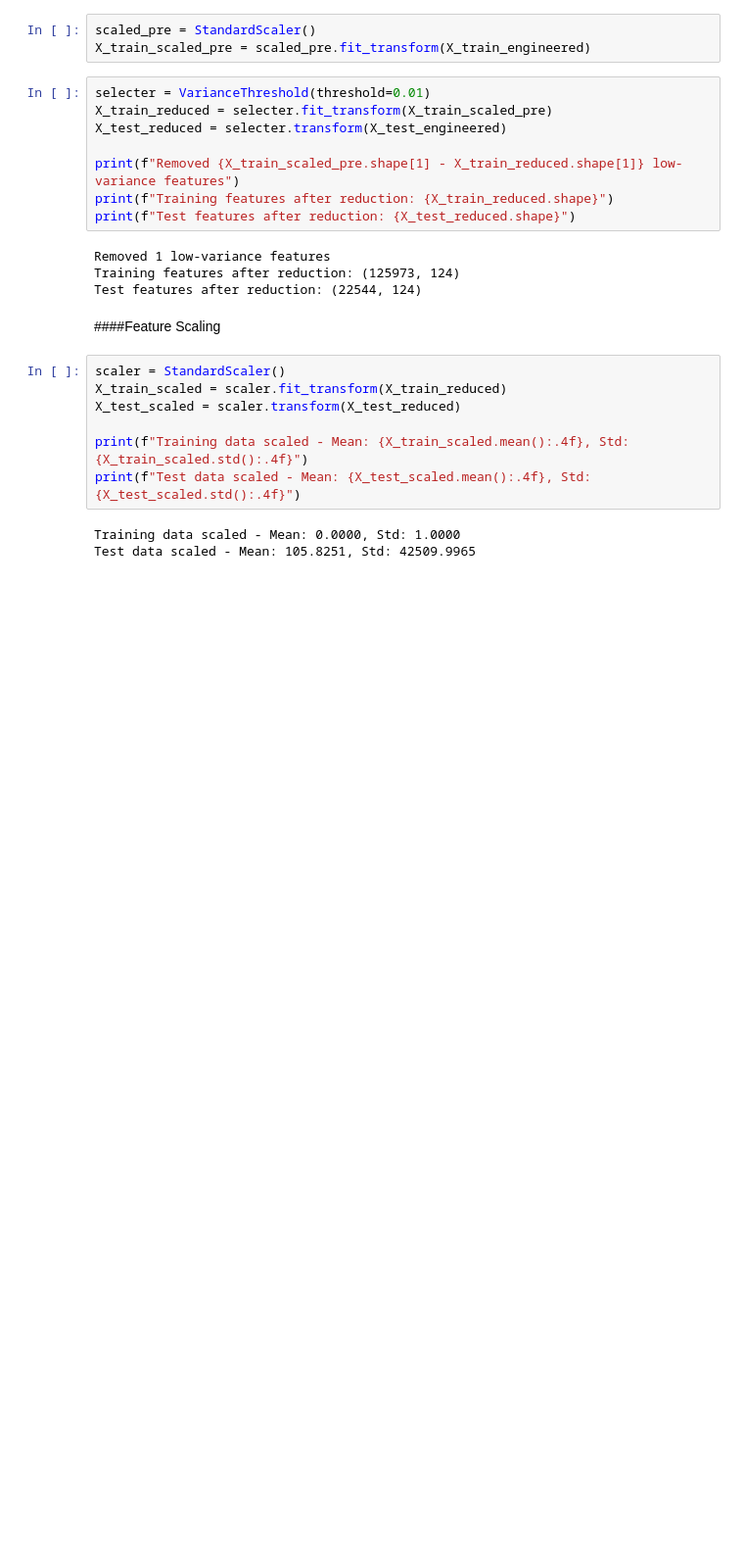
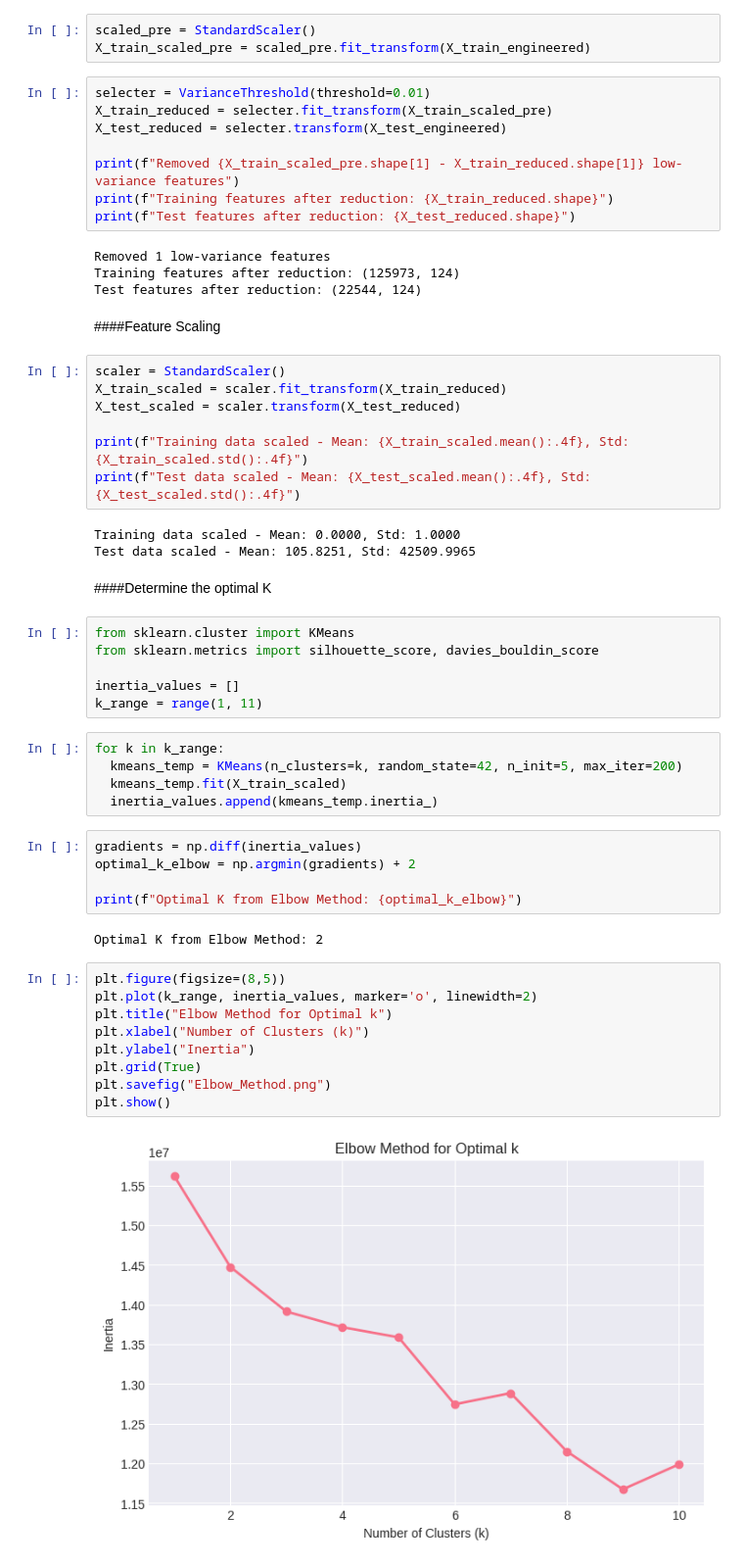
Before and after one commit to RansiluRanasinghe/unsupervised-intrusion-detection-nsl-kdd, a Jupyter notebook: Notebook/Unsupervised_Intrusion_Detection_NSL_KDD.ipynb, the cells around one changed output. Shown at 98% size. Cells and saved outputs as stored; diff of their text form; blank space fills up the shorter version.

Commit message:
Found optimal K value

```diff
--- a/Notebook/Unsupervised_Intrusion_Detection_NSL_KDD.ipynb
+++ b/Notebook/Unsupervised_Intrusion_Detection_NSL_KDD.ipynb
@@ -293,3 +293,34 @@ print(f"Test data scaled - Mean: {X_test_scaled.mean():.4f}, Std: {X_test_scaled
 # %% [output]
 Training data scaled - Mean: 0.0000, Std: 1.0000
 Test data scaled - Mean: 105.8251, Std: 42509.9965
+# %% [markdown]
+####Determine the optimal K
+# %%
+from sklearn.cluster import KMeans
+from sklearn.metrics import silhouette_score, davies_bouldin_score
+
+inertia_values = []
+k_range = range(1, 11)
+# %%
+for k in k_range:
+  kmeans_temp = KMeans(n_clusters=k, random_state=42, n_init=5, max_iter=200)
+  kmeans_temp.fit(X_train_scaled)
+  inertia_values.append(kmeans_temp.inertia_)
+# %%
+gradients = np.diff(inertia_values)
+optimal_k_elbow = np.argmin(gradients) + 2
+
+print(f"Optimal K from Elbow Method: {optimal_k_elbow}")
+# %% [output]
+Optimal K from Elbow Method: 2
+# %%
+plt.figure(figsize=(8,5))
+plt.plot(k_range, inertia_values, marker='o', linewidth=2)
+plt.title("Elbow Method for Optimal k")
+plt.xlabel("Number of Clusters (k)")
+plt.ylabel("Inertia")
+plt.grid(True)
+plt.savefig("Elbow_Method.png")
+plt.show()
+# %% [output]
+[figure, added]
```
